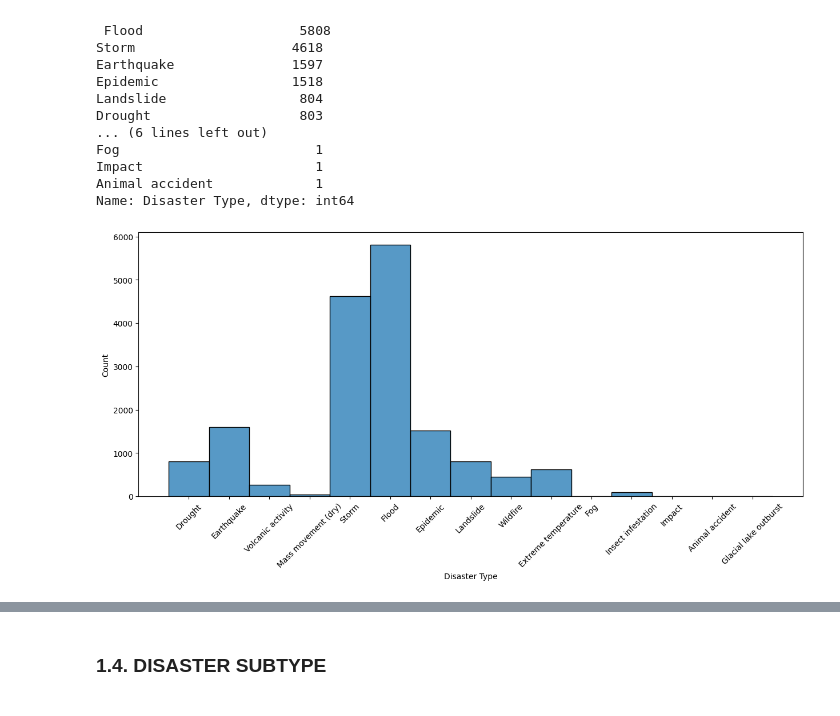
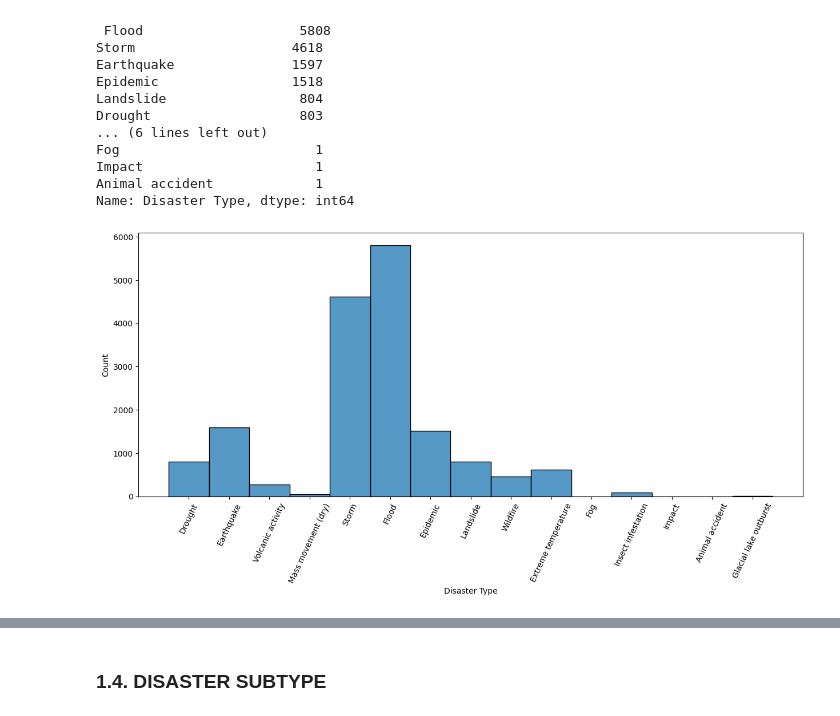
Before and after one commit to AleDataAnalyst/grupo2_desastresnaturales, a Jupyter notebook: Notebooks/01LimpiarDatos/01_Ele_Análisis_Inicial.ipynb, the cells around one changed output, grey strips where cells are left out. Cells and saved outputs as stored; diff of their text form; code cells hidden in the pictures.

```diff
--- a/Notebooks/01LimpiarDatos/01_Ele_Análisis_Inicial.ipynb
+++ b/Notebooks/01LimpiarDatos/01_Ele_Análisis_Inicial.ipynb
@@ -224,6 +224,6 @@ Name: Disaster Type, dtype: int64
 # %%
 plt.figure(figsize=(15,6))
 sns.histplot(df['Disaster Type'])
-plt.xticks(rotation=45);
+plt.xticks(rotation=65);
 # %% [output]
-[figure, old version]
+[figure, new version]
```
Also changed, not shown: parts of 13 cells of this notebook.
